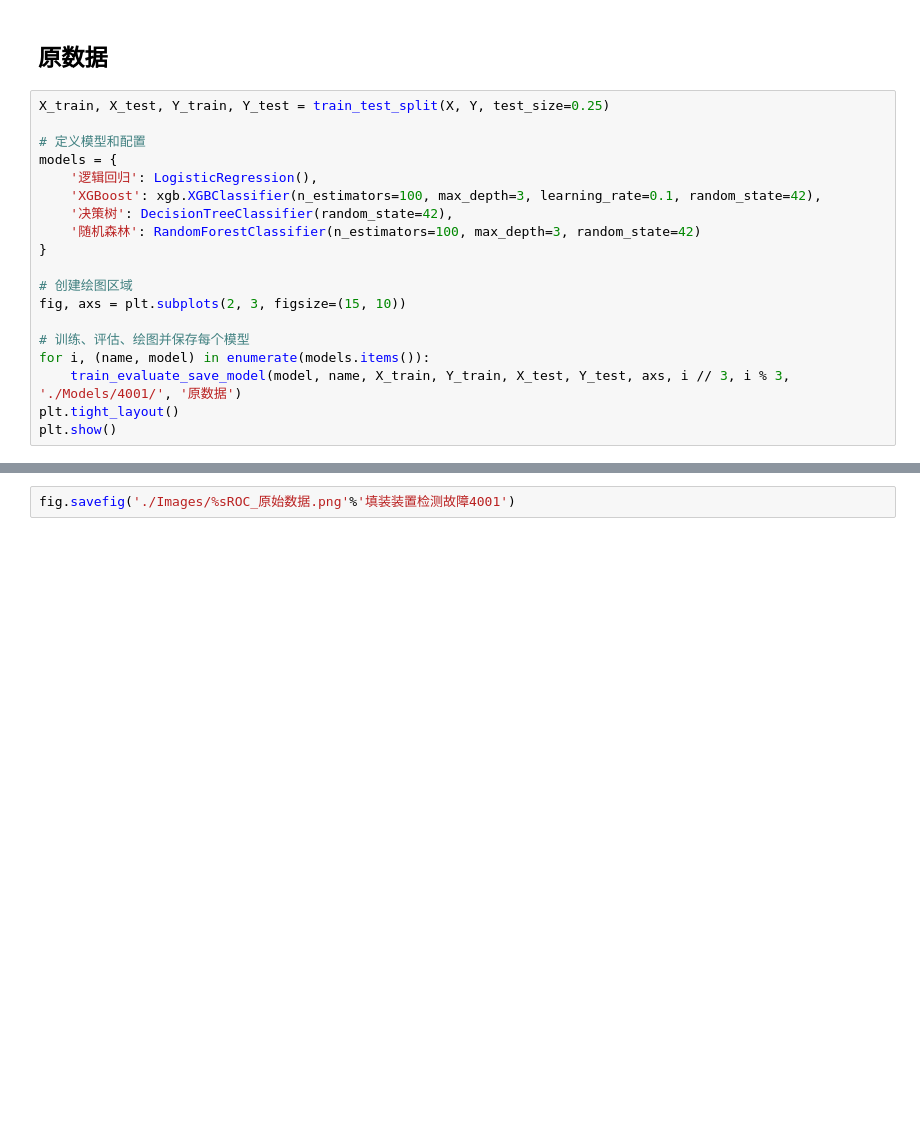
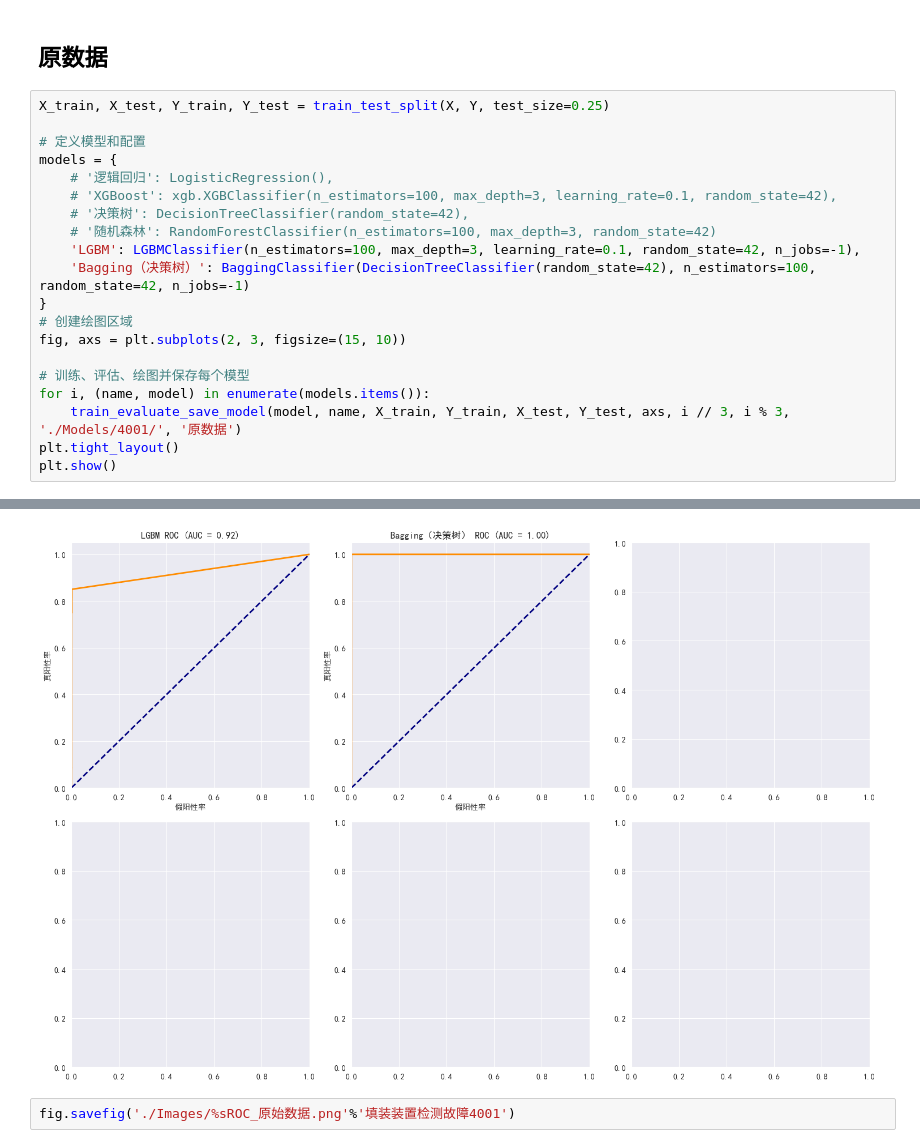
Before and after one commit to StarCodeQuest/-, a Jupyter notebook: 45/Q1_填装装置检测故障4001.ipynb, the cells around one changed output, grey strips where cells are left out. Saved outputs shown, nothing was run; the diff lists cells and outputs as text; blank space fills up the shorter version.

```diff
--- a/45/Q1_填装装置检测故障4001.ipynb
+++ b/45/Q1_填装装置检测故障4001.ipynb
@@ -139,12 +141,13 @@ X_train, X_test, Y_train, Y_test = train_test_split(X, Y, test_size=0.25)
 
 # 定义模型和配置
 models = {
-    '逻辑回归': LogisticRegression(),
-    'XGBoost': xgb.XGBClassifier(n_estimators=100, max_depth=3, learning_rate=0.1, random_state=42),
-    '决策树': DecisionTreeClassifier(random_state=42),
-    '随机森林': RandomForestClassifier(n_estimators=100, max_depth=3, random_state=42)
+    # '逻辑回归': LogisticRegression(),
+    # 'XGBoost': xgb.XGBClassifier(n_estimators=100, max_depth=3, learning_rate=0.1, random_state=42),
+    # '决策树': DecisionTreeClassifier(random_state=42),
+    # '随机森林': RandomForestClassifier(n_estimators=100, max_depth=3, random_state=42)
+    'LGBM': LGBMClassifier(n_estimators=100, max_depth=3, learning_rate=0.1, random_state=42, n_jobs=-1),
+    'Bagging（决策树）': BaggingClassifier(DecisionTreeClassifier(random_state=42), n_estimators=100, random_state=42, n_jobs=-1)
 }
-
 # 创建绘图区域
 fig, axs = plt.subplots(2, 3, figsize=(15, 10))
 
@@ -153,3 +156,4 @@ for i, (name, model) in enumerate(models.items()):
     train_evaluate_save_model(model, name, X_train, Y_train, X_test, Y_test, axs, i // 3, i % 3, './Models/4001/', '原数据')
 plt.tight_layout()
 plt.show()
+# %% [output]
@@ -156,3 +177,4 @@ plt.show()
+[figure, added]
 # %%
 fig.savefig('./Images/%sROC_原始数据.png'%'填装装置检测故障4001')
 # %% [markdown]
```
Also changed, not shown: parts of 6 cells of this notebook, 49 other files.
